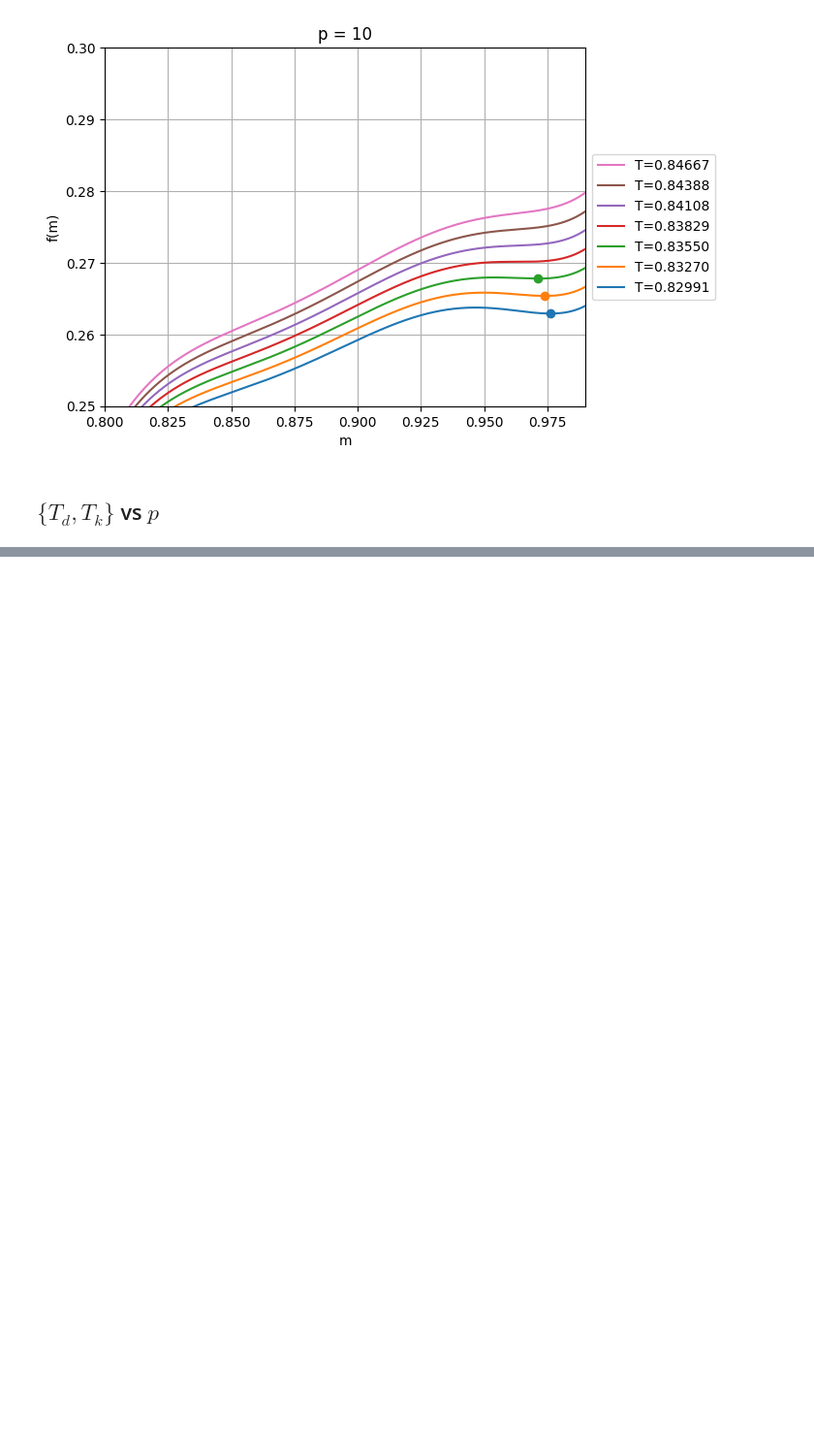
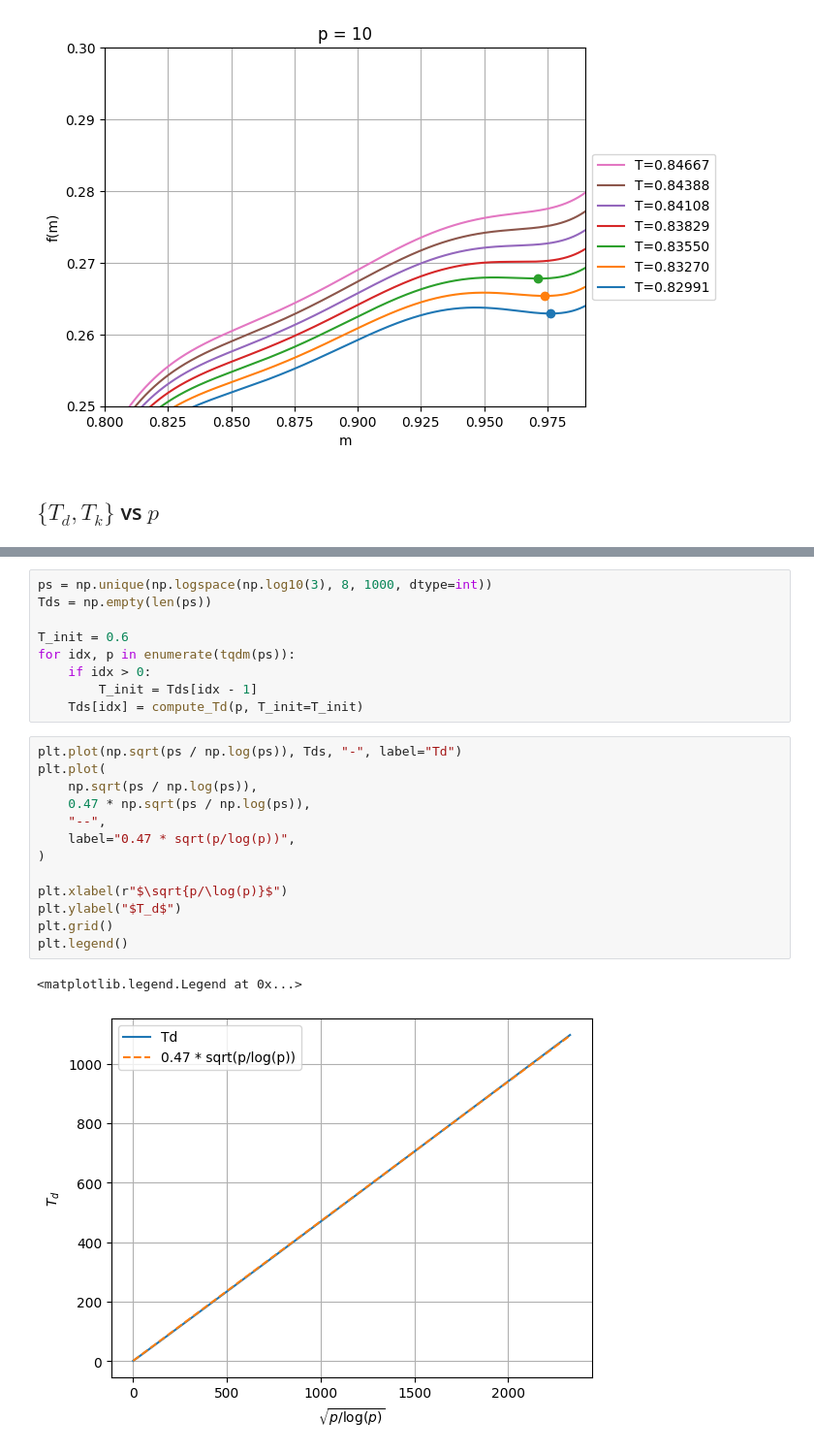
Before and after one commit to mvilucchio/fixed-energy-slice, a Jupyter notebook: notebooks/finding_temperatures_Ising.ipynb, the cells around one changed output, grey strips where cells are left out. Shown at 97% size. Saved outputs shown, nothing was run; the diff lists cells and outputs as text; blank space fills up the shorter version.

```diff
--- a/notebooks/finding_temperatures_Ising.ipynb
+++ b/notebooks/finding_temperatures_Ising.ipynb
@@ -160,0 +161,25 @@ plt.legend()
+# %%
+ps = np.unique(np.logspace(np.log10(3), 8, 1000, dtype=int))
+Tds = np.empty(len(ps))
+
+T_init = 0.6
+for idx, p in enumerate(tqdm(ps)):
+    if idx > 0:
+        T_init = Tds[idx - 1]
+    Tds[idx] = compute_Td(p, T_init=T_init)
+# %%
+plt.plot(np.sqrt(ps / np.log(ps)), Tds, "-", label="Td")
+plt.plot(
+    np.sqrt(ps / np.log(ps)),
+    0.47 * np.sqrt(ps / np.log(ps)),
+    "--",
+    label="0.47 * sqrt(p/log(p))",
+)
+
+plt.xlabel(r"$\sqrt{p/\log(p)}$")
+plt.ylabel("$T_d$")
+plt.grid()
+plt.legend()
+# %% [output]
+<matplotlib.legend.Legend at 0x...>
+[figure, added]
```
Also changed, not shown: parts of 2 cells of this notebook.
